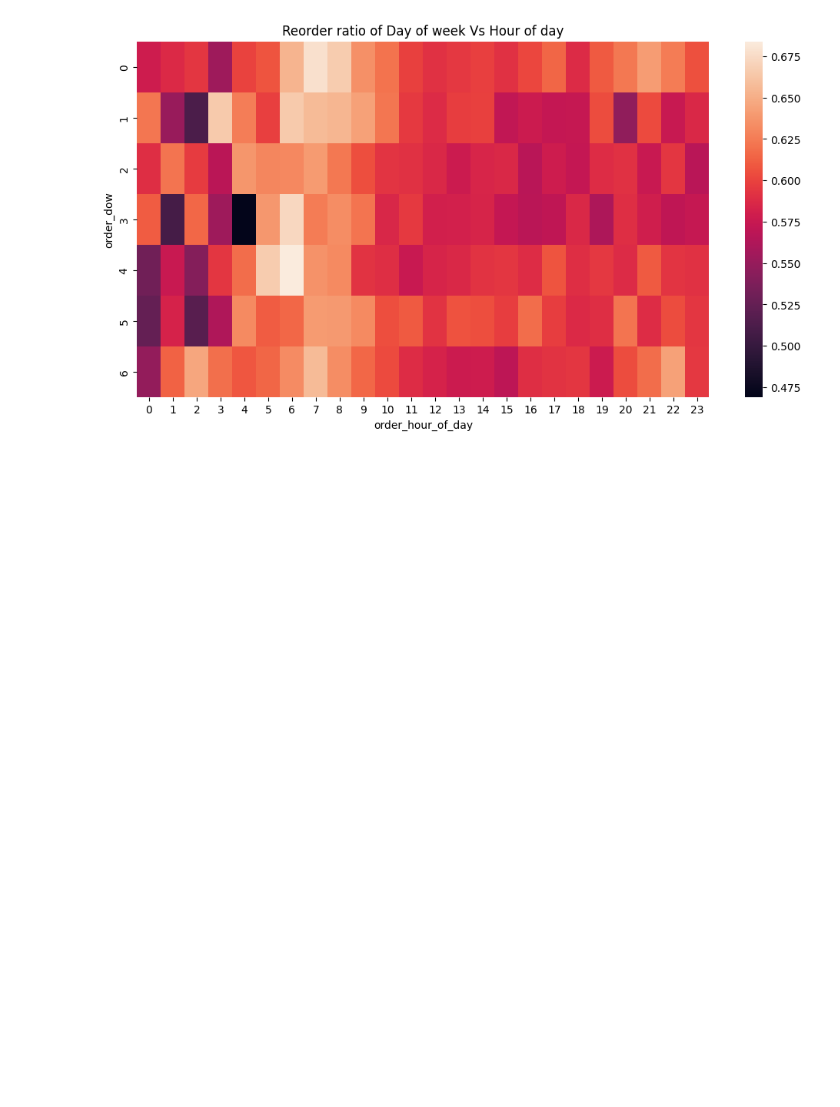
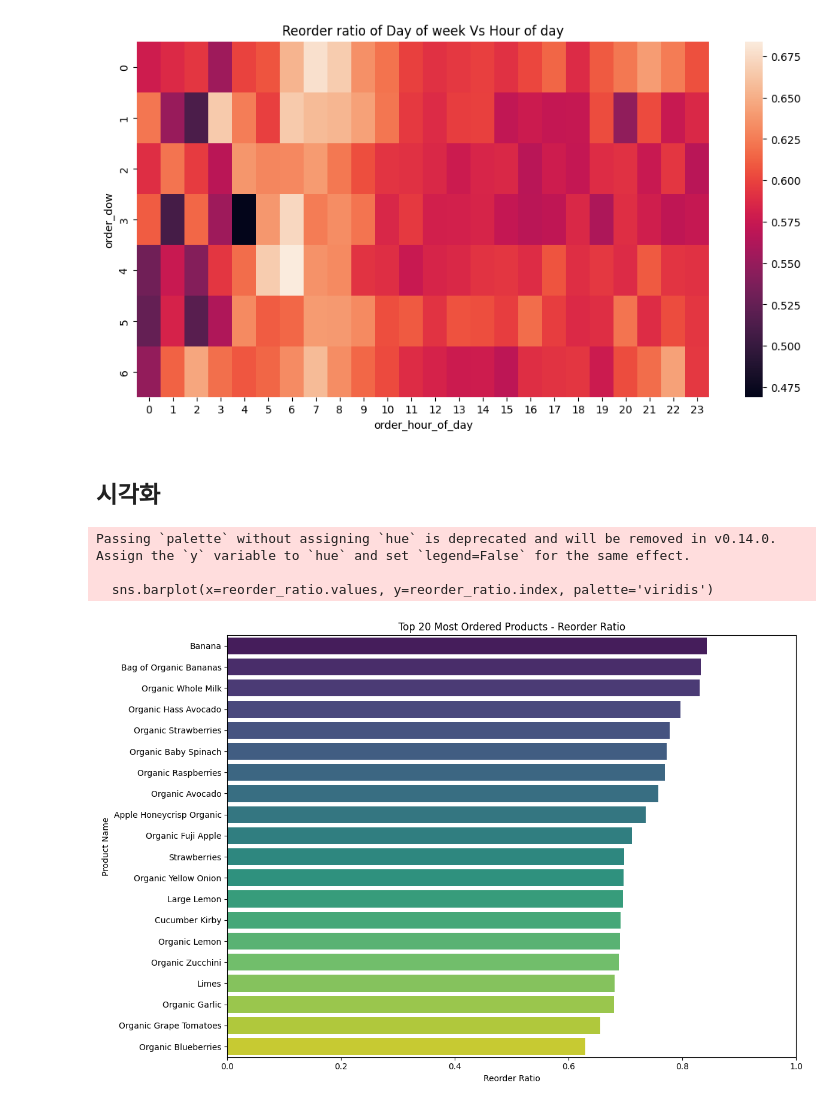
Before and after one commit to jiw0n-lee/ESAA, a Jupyter notebook: YB_week3_1.ipynb, the cells around one changed output. Saved outputs shown, nothing was run; the diff lists cells and outputs as text; code cells hidden in the pictures; blank space fills up the shorter version.

```diff
--- a/YB_week3_1.ipynb
+++ b/YB_week3_1.ipynb
@@ -334,3 +334,25 @@ plt.title('Reorder ratio of Day of week Vs Hour of day')
 plt.show()
 # %% [output]
 [figure]
+# %% [markdown]
+## 시각화
+# %%
+top_20 = order_products_prior_df['product_name'].value_counts().head(20).index
+
+# 각 제품의 재주문 비율 계산
+top_df = order_products_prior_df[order_products_prior_df['product_name'].isin(top_20)]
+reorder_ratio = top_df.groupby('product_name')['reordered'].mean().sort_values(ascending=False)
+
+plt.figure(figsize=(12, 8))
+sns.barplot(x=reorder_ratio.values, y=reorder_ratio.index, palette='viridis')
+plt.xlabel("Reorder Ratio")
+plt.ylabel("Product Name")
+plt.title("Top 20 Most Ordered Products - Reorder Ratio")
+plt.xlim(0, 1)
+plt.tight_layout()
+plt.show()
+# %% [output]
+Passing `palette` without assigning `hue` is deprecated and will be removed in v0.14.0. Assign the `y` variable to `hue` and set `legend=False` for the same effect.
+
+  sns.barplot(x=reorder_ratio.values, y=reorder_ratio.index, palette='viridis')
+[figure, added]
```
Also changed, not shown: parts of 1 cell of this notebook.
